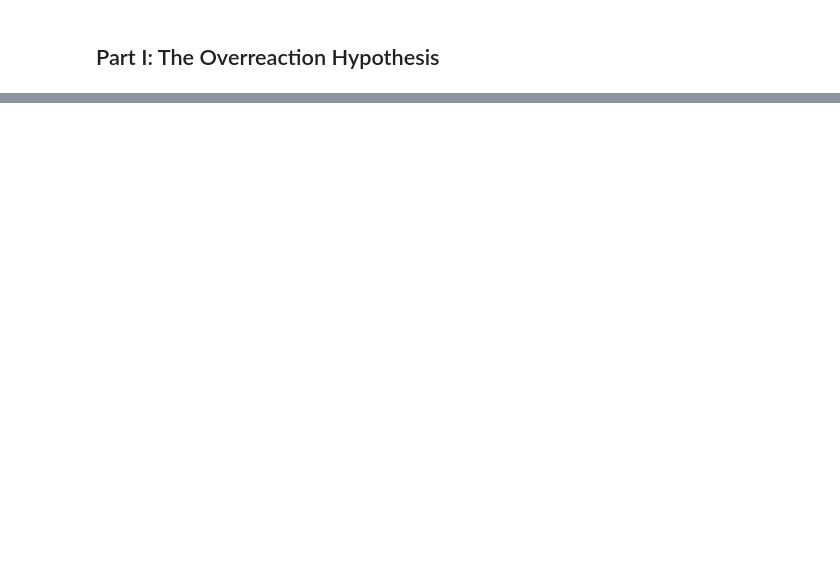
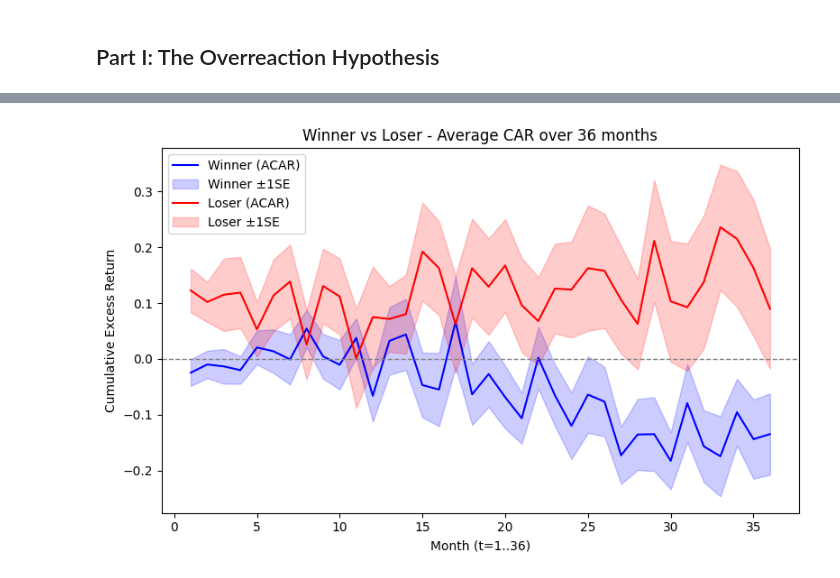
Before and after one commit to FlyingParachute/MathFin_PortfolioMgmt, a Jupyter notebook: notebooks/zxj.ipynb, the cells around one changed output, grey strips where cells are left out. Cells and saved outputs as stored; diff of their text form; code cells hidden in the pictures; blank space fills up the shorter version.

```diff
--- a/notebooks/zxj.ipynb
+++ b/notebooks/zxj.ipynb
@@ -326,3 +476,77 @@ plt.show()
+# %%
+import matplotlib.pyplot as plt
+import numpy as np
+
+# ------------------------------------------------
+# （1）先计算每个 t 对应的均值和标准误
+# ------------------------------------------------
+# grouped_n 里包含 (t, test_period_start, CAR_w, CAR_l)
+# 每个 t 最多有 16 期，先聚合得到均值、标准差、样本量
+stats_by_t = (
+    grouped_n
+    .groupby('t', as_index=False)
+    .agg(
+        w_mean=('CAR_w','mean'),
+        w_std =('CAR_w','std'),
+        w_count=('CAR_w','count'),
+        l_mean=('CAR_l','mean'),
+        l_std =('CAR_l','std'),
+        l_count=('CAR_l','count')
+    )
+)
+
+# 计算标准误(SE) = 标准差 / sqrt(样本数)
+stats_by_t['w_se'] = stats_by_t['w_std'] / np.sqrt(stats_by_t['w_count'])
+stats_by_t['l_se'] = stats_by_t['l_std'] / np.sqrt(stats_by_t['l_count'])
+
+# 也可以改成 95% 置信区间 ≈ ±1.96 * SE，看需求：
+# stats_by_t['w_se'] *= 1.96
+# stats_by_t['l_se'] *= 1.96
+
+# ------------------------------------------------
+# （2）绘图：两条均值曲线，并在周围填充 ±SE
+# ------------------------------------------------
+plt.figure(figsize=(8,5))
+
+# Winner
+plt.plot(
+    stats_by_t['t'], stats_by_t['w_mean'],
+    color='blue', label='Winner (ACAR)'
+)
+plt.fill_between(
+    stats_by_t['t'],
+    stats_by_t['w_mean'] - stats_by_t['w_se'],
+    stats_by_t['w_mean'] + stats_by_t['w_se'],
+    color='blue', alpha=0.2,
+    label='Winner ±1SE'
+)
+
+# Loser
+plt.plot(
+    stats_by_t['t'], stats_by_t['l_mean'],
+    color='red', label='Loser (ACAR)'
+)
+plt.fill_between(
+    stats_by_t['t'],
+    stats_by_t['l_mean'] - stats_by_t['l_se'],
+    stats_by_t['l_mean'] + stats_by_t['l_se'],
+    color='red', alpha=0.2,
+    label='Loser ±1SE'
+)
+
+# 参考线
+plt.axhline(y=0, color='gray', linestyle='--', linewidth=1)
+
+# 轴标签和标题，与原意义保持一致
+plt.xlabel('Month (t=1..36)')
+plt.ylabel('Cumulative Excess Return')
+plt.title('Winner vs Loser - Average CAR over 36 months')
+
+plt.legend()
+plt.tight_layout()
+plt.show()
+# %% [output]
+[figure, added]
 # %%
 '''
 import pandas as pd
```
Also changed, not shown: parts of 7 cells of this notebook, 1 other file.
